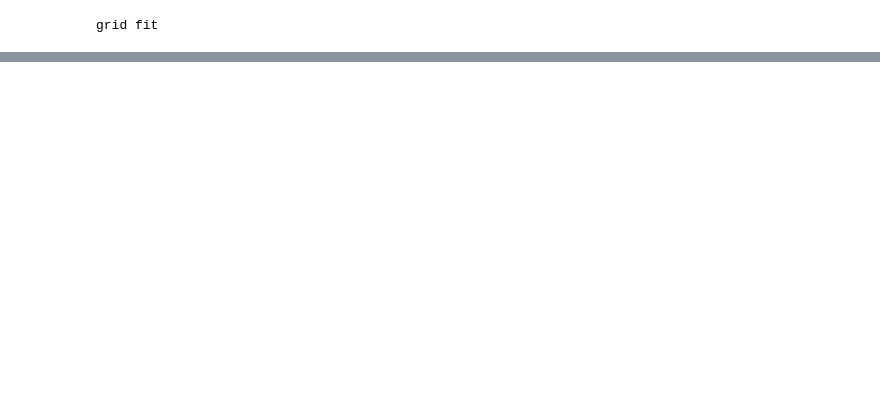
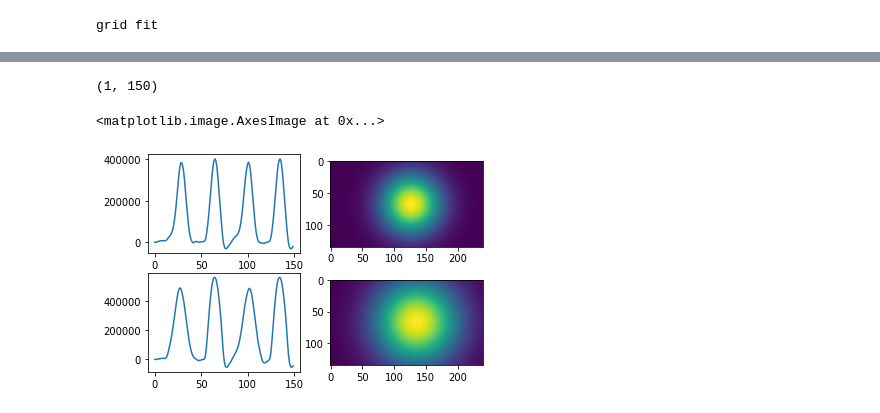
Before and after one commit to mszinte/pRFgazeMod, a Jupyter notebook: mri_analysis/fit/notebook/test_prfpy.ipynb, the cells around one changed output, grey strips where cells are left out. Saved outputs shown, nothing was run; the diff lists cells and outputs as text; code cells hidden in the pictures; blank space fills up the shorter version.

```diff
--- a/mri_analysis/fit/notebook/test_prfpy.ipynb
+++ b/mri_analysis/fit/notebook/test_prfpy.ipynb
@@ -218,14 +166,21 @@ plt.plot(d_iterative_model_data);
+# %%
+gm.return_prediction(g_grid_params[0],g_grid_params[1],g_grid_params[2],g_grid_params[3],g_grid_params[4],g_grid_params[5]).shape
+# %% [output]
+(1, 150)
 # %%
 num_grid = 46;
 ax1=plt.subplot(2, 2, 1)
-ax1.plot(gg.predictions[num_grid,:]);
+ax1.plot(gm.predictions[num_grid,:]);
 
 ax1=plt.subplot(2, 2, 2)
-ax1.imshow(gg.grid_rfs[num_grid,:,:].T)
+ax1.imshow(gm.grid_rfs[num_grid,:,:])
 
 
 num_grid = 90;
 ax1=plt.subplot(2, 2, 3)
-ax1.plot(gg.predictions[num_grid,:]);
+ax1.plot(gm.predictions[num_grid,:]);
 ax1=plt.subplot(2, 2, 4)
-ax1.imshow(gg.grid_rfs[num_grid,:,:].T)
+ax1.imshow(gm.grid_rfs[num_grid,:,:])
+# %% [output]
+<matplotlib.image.AxesImage at 0x...>
+[figure, added]
```
Also changed, not shown: parts of 18 cells of this notebook, 5 other files.
